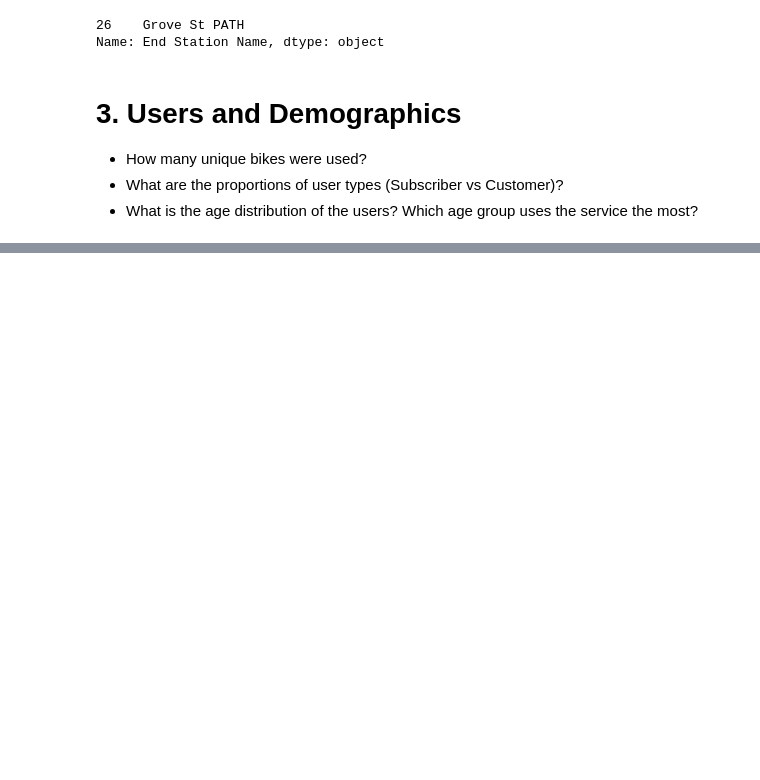
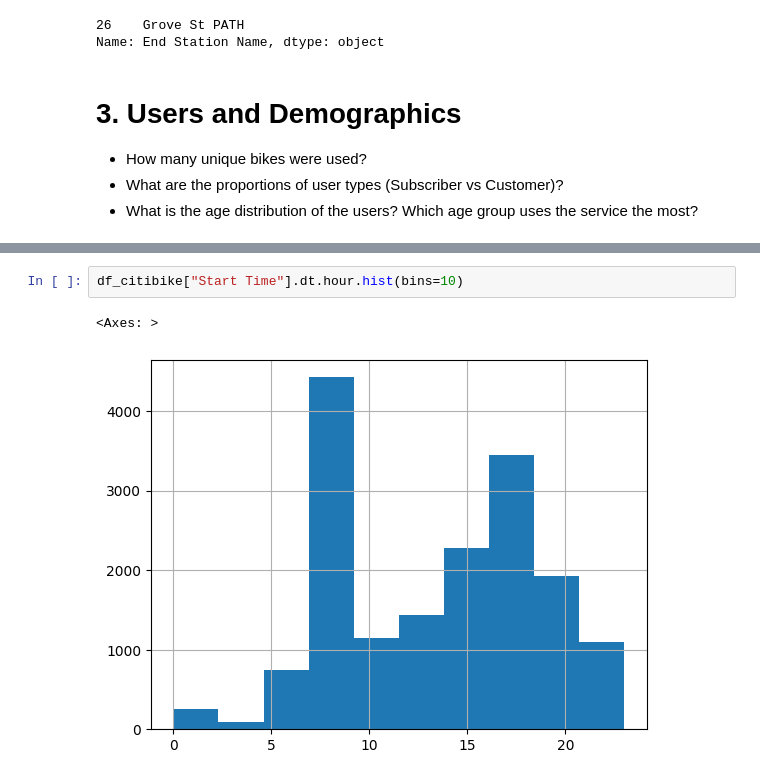
Before and after one commit to franpelirrojo/data_analysis_bike, a Jupyter notebook: nybike.ipynb, the cells around one changed output, grey strips where cells are left out. Drawn from its saved outputs; the diff is of its cells as text; blank space fills up the shorter version.

```diff
--- a/nybike.ipynb
+++ b/nybike.ipynb
@@ -129,0 +185,5 @@ df_citibike.loc[:, "Bike ID"].unique().size
+# %%
+df_citibike["Start Time"].dt.hour.hist(bins=10)
+# %% [output]
+<Axes: >
+[figure, added]
```
Also changed, not shown: parts of 22 cells of this notebook.
